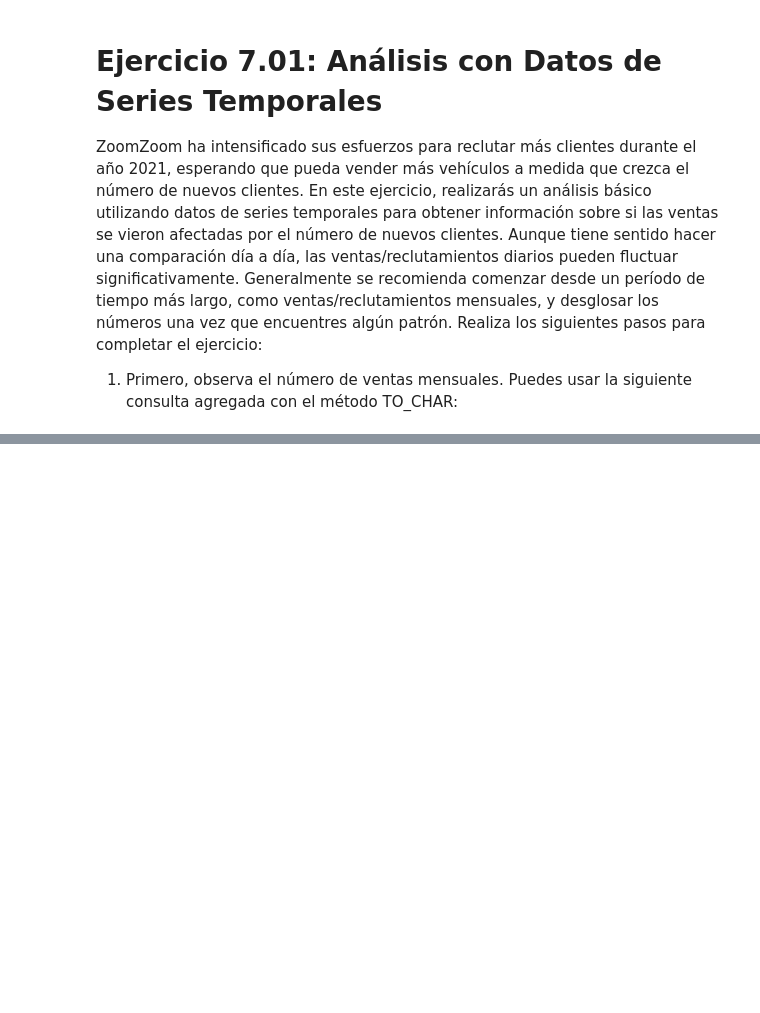
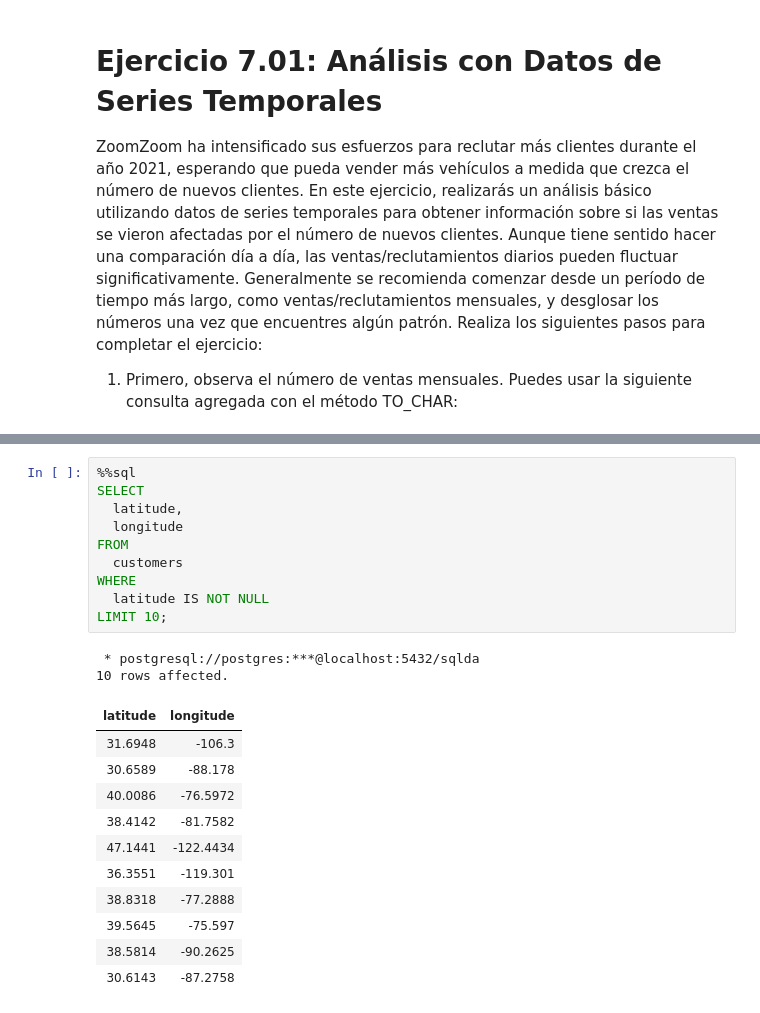
Before and after one commit to limspiga/data-modeling, a Jupyter notebook: 07_data_modeling_for_marketing.ipynb, the cells around one changed output, grey strips where cells are left out. Drawn from its saved outputs; the diff is of its cells as text; blank space fills up the shorter version.

```diff
--- a/07_data_modeling_for_marketing.ipynb
+++ b/07_data_modeling_for_marketing.ipynb
@@ -260,0 +341,24 @@ Realiza los siguientes pasos para completar el ejercicio:
+# %%
+%%sql
+SELECT
+  latitude,
+  longitude
+FROM
+  customers
+WHERE
+  latitude IS NOT NULL
+LIMIT 10;
+# %% [output]
+ * postgresql://postgres:***@localhost:5432/sqlda
+10 rows affected.
+| latitude | longitude |
+| 31.6948 | -106.3 |
+| 30.6589 | -88.178 |
+| 40.0086 | -76.5972 |
+| 38.4142 | -81.7582 |
+| 47.1441 | -122.4434 |
+| 36.3551 | -119.301 |
+| 38.8318 | -77.2888 |
+| 39.5645 | -75.597 |
+| 38.5814 | -90.2625 |
+| 30.6143 | -87.2758 |
```
Also changed, not shown: parts of 65 cells of this notebook.
